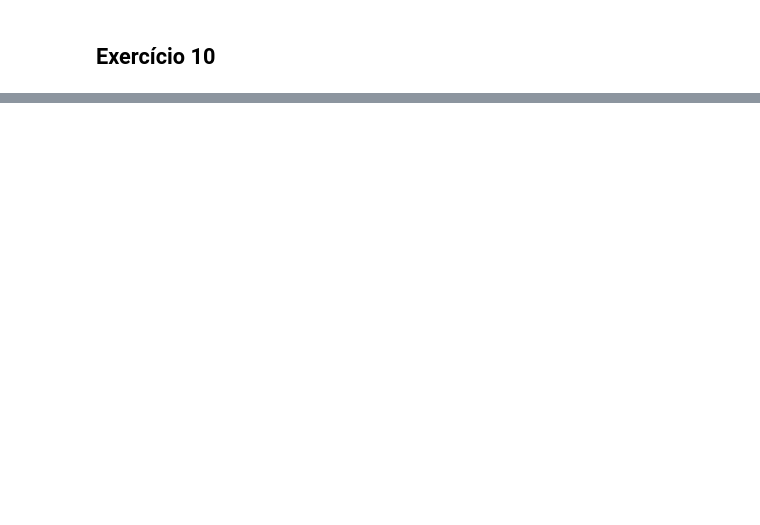
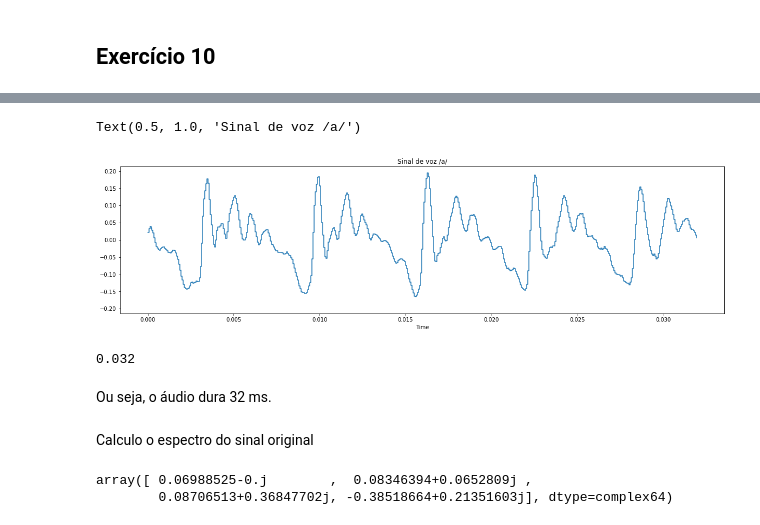
Before and after one commit to mpereiramoretti/psi5123-lista2, a Jupyter notebook: Lista de exercícios 2.ipynb, the cells around one changed output, grey strips where cells are left out. Saved outputs shown, nothing was run; the diff lists cells and outputs as text; code cells hidden in the pictures; blank space fills up the shorter version.

```diff
--- a/Lista de exercícios 2.ipynb
+++ b/Lista de exercícios 2.ipynb
@@ -591,0 +596,2 @@ Percebemos aumento de intensidade.
+# %%
+y = x[24*hop_length:25*hop_length].copy()
@@ -591,0 +606,15 @@ Percebemos aumento de intensidade.
+# %%
+plt.figure(figsize=(20, 5))
+librosa.display.waveshow(y, sr=sr)
+plt.title("Sinal de voz /a/")
+# %% [output]
+Text(0.5, 1.0, 'Sinal de voz /a/')
+[figure, added]
+# %%
+librosa.get_duration(y=y, sr=sr)
+# %% [output]
+0.032
+# %% [markdown]
+Ou seja, o áudio dura 32 ms.
+# %% [markdown]
+Calculo o espectro do sinal original
@@ -591,0 +623,5 @@ Percebemos aumento de intensidade.
+# %%
+h[0:4]
+# %% [output]
+array([ 0.06988525-0.j        ,  0.08346394+0.0652809j ,
+        0.08706513+0.36847702j, -0.38518664+0.21351603j], dtype=complex64)
```
Also changed, not shown: parts of 53 cells of this notebook.
